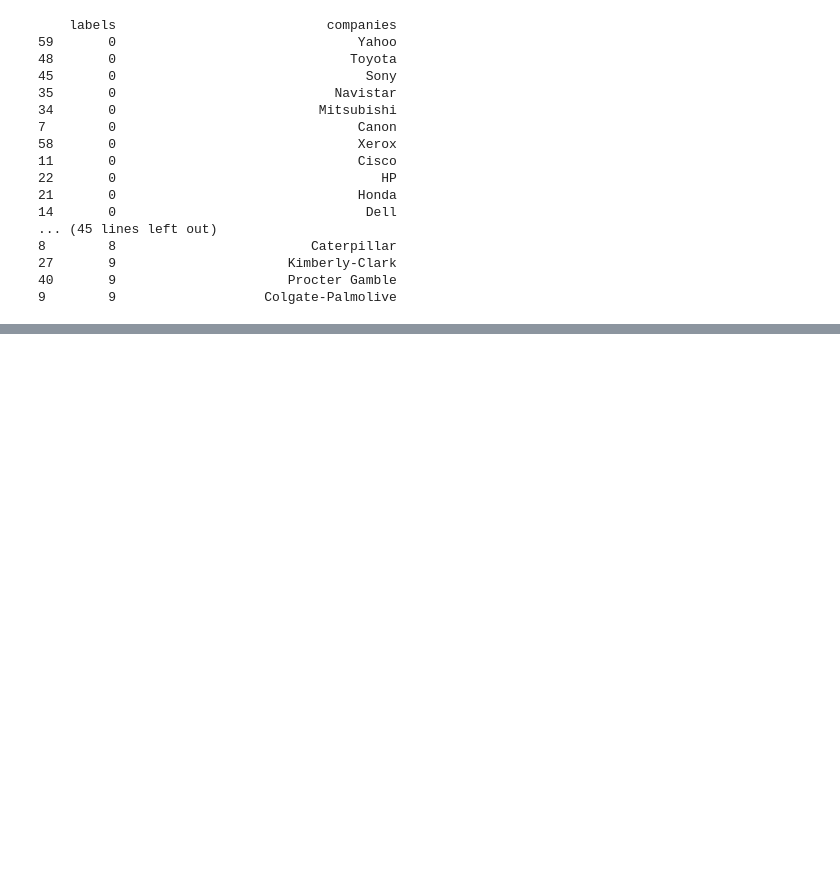
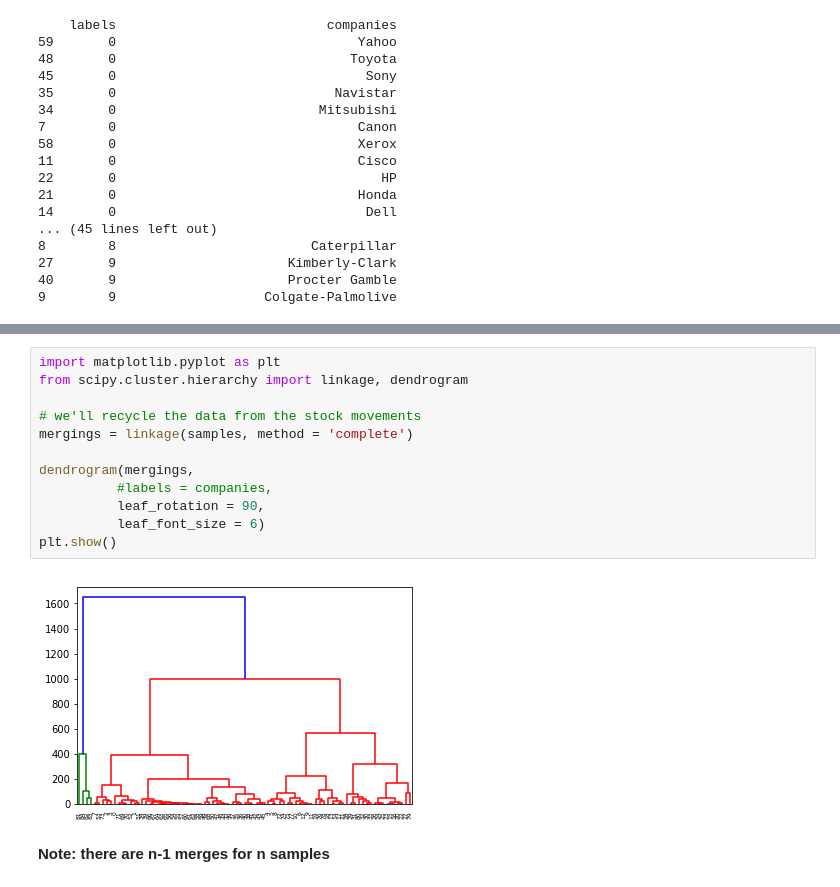
Before and after one commit to paulo-g-martinez/unsupervised-learning-in-python, a Jupyter notebook: unsupervised-learning-in-python.ipynb, the cells around one changed output, grey strips where cells are left out. Drawn from its saved outputs; the diff is of its cells as text; blank space fills up the shorter version.

Commit message:
visualized different hierarchical clustering methods in scipy complete and single

```diff
--- a/unsupervised-learning-in-python.ipynb
+++ b/unsupervised-learning-in-python.ipynb
@@ -1870,0 +1924,16 @@ print(df.sort_values('labels'))
+# %%
+import matplotlib.pyplot as plt
+from scipy.cluster.hierarchy import linkage, dendrogram
+
+# we'll recycle the data from the stock movements
+mergings = linkage(samples, method = 'complete')
+
+dendrogram(mergings,
+          #labels = companies,
+          leaf_rotation = 90,
+          leaf_font_size = 6)
+plt.show()
+# %% [output]
+[figure, added]
+# %% [markdown]
+**Note: there are n-1 merges for n samples**
```
Also changed, not shown: parts of 14 cells of this notebook, 2 other files.
